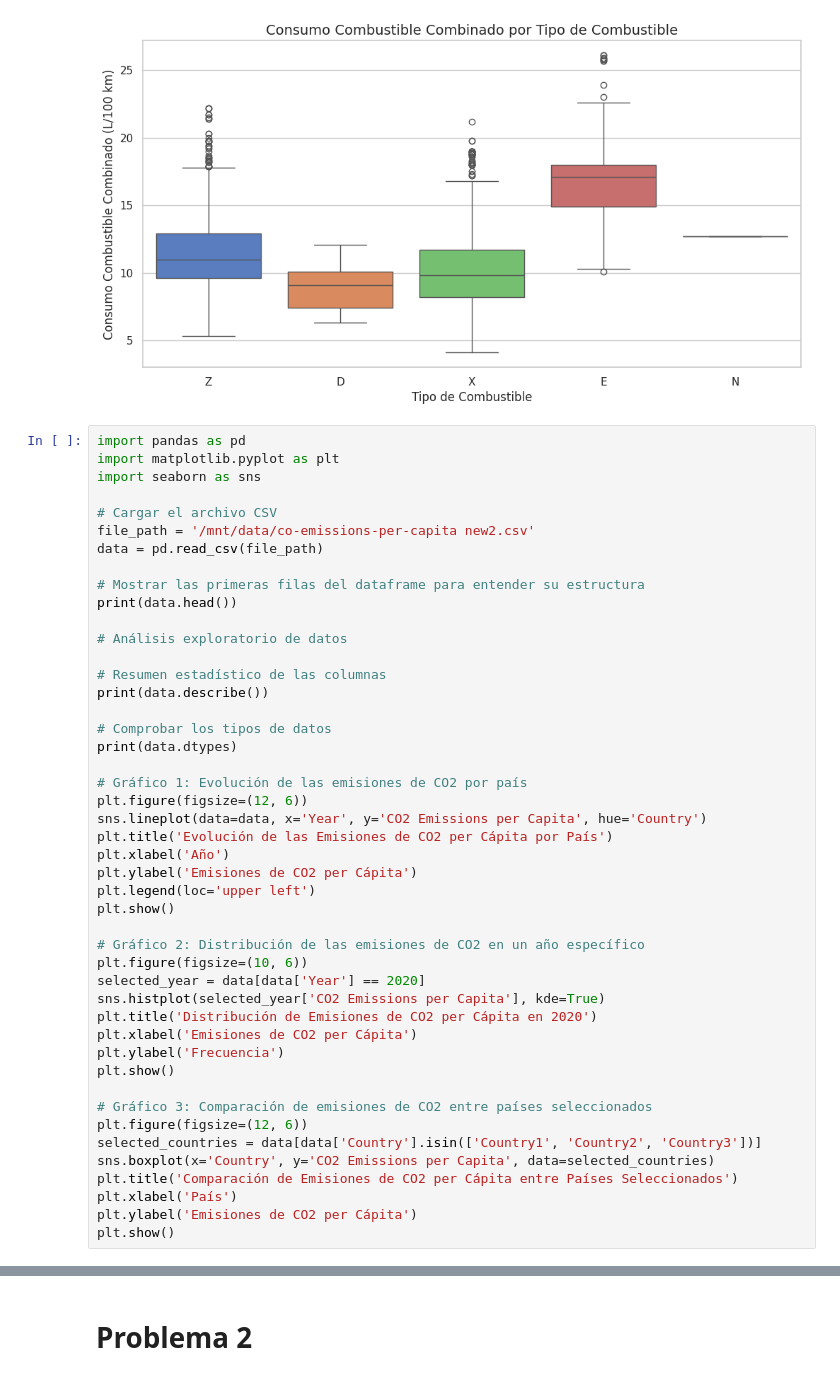
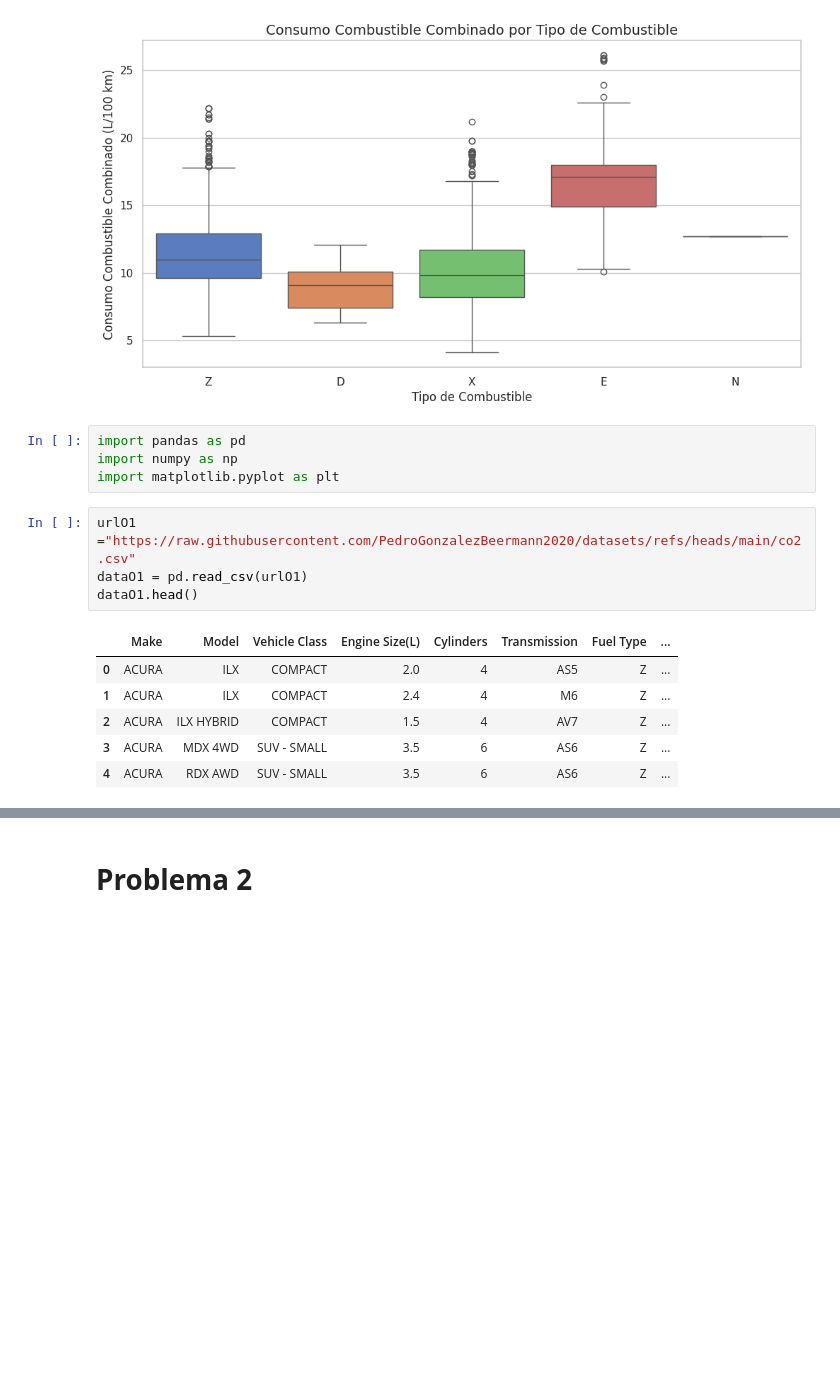
Before and after one commit to gladysmles/QM206-2024, a Jupyter notebook: Semestral_QM_206_2024.ipynb, the cells around one changed output, grey strips where cells are left out. Drawn from its saved outputs; the diff is of its cells as text; blank space fills up the shorter version.

```diff
--- a/Semestral_QM_206_2024.ipynb
+++ b/Semestral_QM_206_2024.ipynb
@@ -77,49 +77,18 @@ Passing `palette` without assigning `hue` is deprecated and will be removed in v
 
   sns.boxplot(x='Fuel Type', y='Fuel Consumption Comb (L/100 km)', data=data, palette="muted")
 [figure]
-# %%
-import pandas as pd
-import matplotlib.pyplot as plt
-import seaborn as sns
-
-# Cargar el archivo CSV
-file_path = '/mnt/data/co-emissions-per-capita new2.csv'
-data = pd.read_csv(file_path)
-
-# Mostrar las primeras filas del dataframe para entender su estructura
-print(data.head())
-
-# Análisis exploratorio de datos
-
-# Resumen estadístico de las columnas
-print(data.describe())
-
-# Comprobar los tipos de datos
-print(data.dtypes)
-
-# Gráfico 1: Evolución de las emisiones de CO2 por país
-plt.figure(figsize=(12, 6))
-sns.lineplot(data=data, x='Year', y='CO2 Emissions per Capita', hue='Country')
-plt.title('Evolución de las Emisiones de CO2 per Cápita por País')
-plt.xlabel('Año')
-plt.ylabel('Emisiones de CO2 per Cápita')
-plt.legend(loc='upper left')
-plt.show()
-
-# Gráfico 2: Distribución de las emisiones de CO2 en un año específico
-plt.figure(figsize=(10, 6))
-selected_year = data[data['Year'] == 2020]
-sns.histplot(selected_year['CO2 Emissions per Capita'], kde=True)
-plt.title('Distribución de Emisiones de CO2 per Cápita en 2020')
-plt.xlabel('Emisiones de CO2 per Cápita')
-plt.ylabel('Frecuencia')
-plt.show()
-
-# Gráfico 3: Comparación de emisiones de CO2 entre países seleccionados
-plt.figure(figsize=(12, 6))
-selected_countries = data[data['Country'].isin(['Country1', 'Country2', 'Country3'])]
-sns.boxplot(x='Country', y='CO2 Emissions per Capita', data=selected_countries)
-plt.title('Comparación de Emisiones de CO2 per Cápita entre Países Seleccionados')
-plt.xlabel('País')
-plt.ylabel('Emisiones de CO2 per Cápita')
-plt.show()
+# %%
+import pandas as pd
+import numpy as np
+import matplotlib.pyplot as plt
+# %%
+urlO1 ="https://raw.githubusercontent.com/PedroGonzalezBeermann2020/datasets/refs/heads/main/co2.csv"
+dataO1 = pd.read_csv(urlO1)
+dataO1.head()
+# %% [output]
+|  | Make | Model | Vehicle Class | Engine Size(L) | Cylinders | Transmission | Fuel Type | ... |
+| 0 | ACURA | ILX | COMPACT | 2.0 | 4 | AS5 | Z | ... |
+| 1 | ACURA | ILX | COMPACT | 2.4 | 4 | M6 | Z | ... |
+| 2 | ACURA | ILX HYBRID | COMPACT | 1.5 | 4 | AV7 | Z | ... |
+| 3 | ACURA | MDX 4WD | SUV - SMALL | 3.5 | 6 | AS6 | Z | ... |
+| 4 | ACURA | RDX AWD | SUV - SMALL | 3.5 | 6 | AS6 | Z | ... |
```
Also changed, not shown: parts of 3 cells of this notebook.
